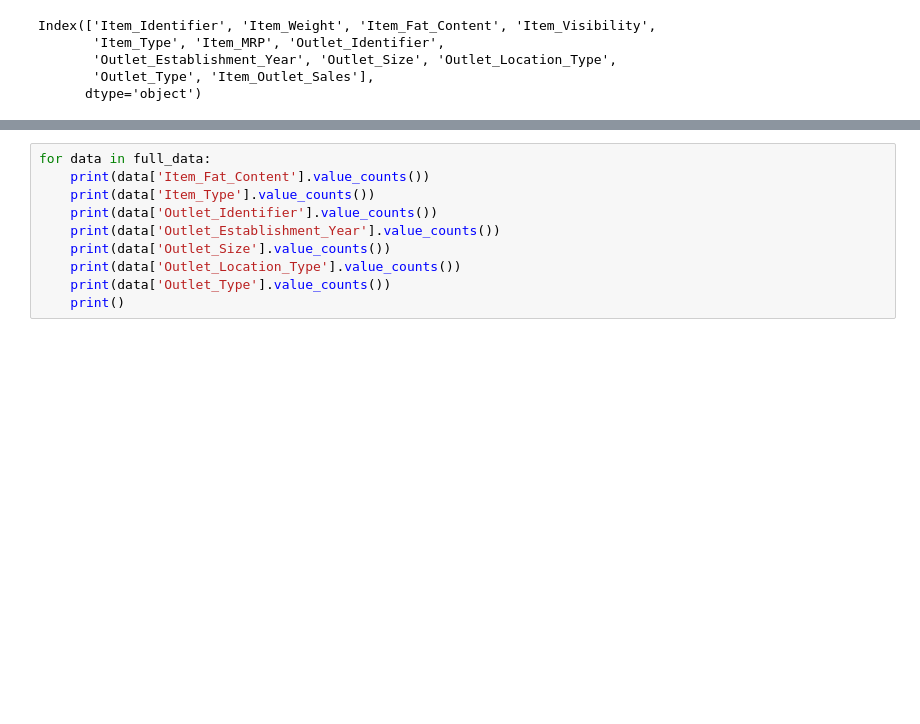
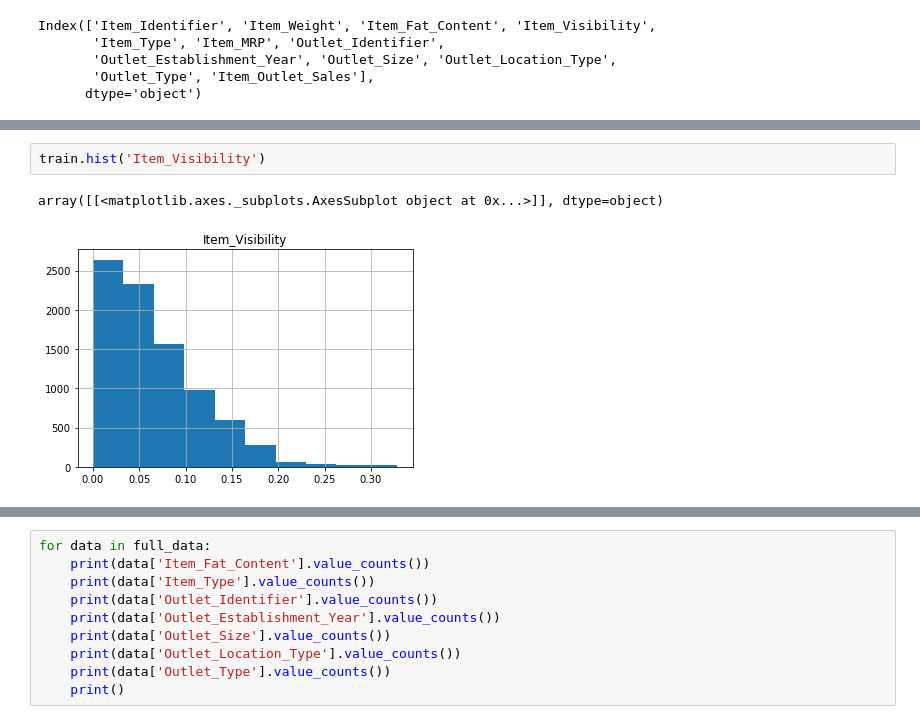
Before and after one commit to ankur0692/jupyter-projects, a Jupyter notebook: BigMart.ipynb, the cells around one changed output, grey strips where cells are left out. Cells and saved outputs as stored; diff of their text form; blank space fills up the shorter version.

```diff
--- a/BigMart.ipynb
+++ b/BigMart.ipynb
@@ -73,0 +118,5 @@ X_test = test[['Item_Identifier', 'Item_Weight', 'Item_Fat_Content', 'Item_Visib
+# %%
+train.hist('Item_Visibility')
+# %% [output]
+array([[<matplotlib.axes._subplots.AxesSubplot object at 0x...>]], dtype=object)
+[figure, added]
```
Also changed, not shown: parts of 9 cells of this notebook.
